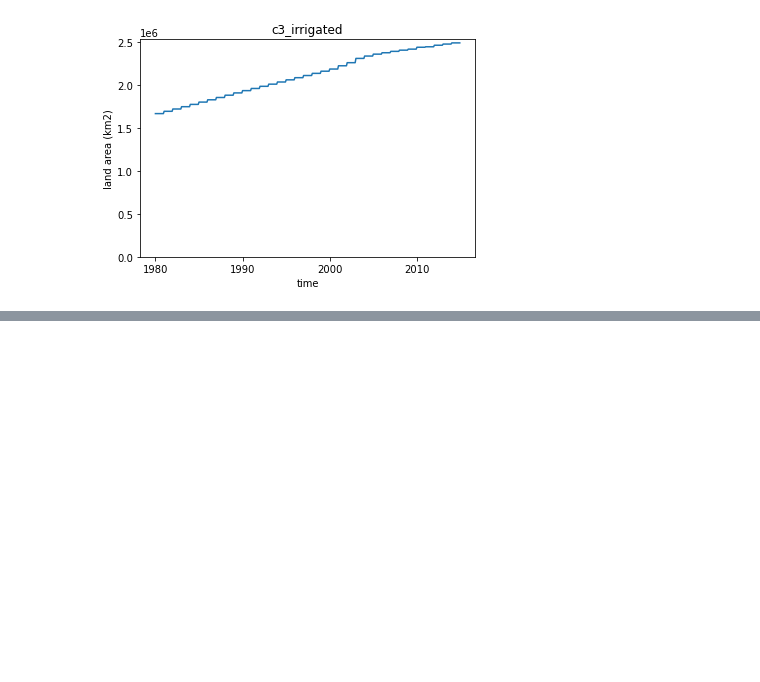
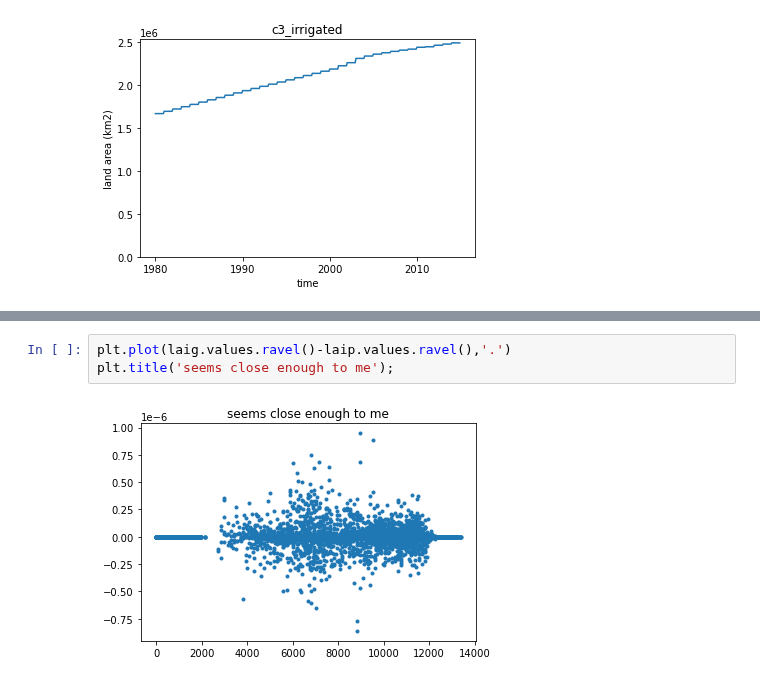
Before and after one commit to djk2120/CLM5PPE, a Jupyter notebook: pyth/pft_map.ipynb, the cells around one changed output, grey strips where cells are left out. Cells and saved outputs as stored; diff of their text form; blank space fills up the shorter version.

```diff
--- a/pyth/pft_map.ipynb
+++ b/pyth/pft_map.ipynb
@@ -191,0 +205,5 @@ pfts[16]
+# %%
+plt.plot(laig.values.ravel()-laip.values.ravel(),'.')
+plt.title('seems close enough to me');
+# %% [output]
+[figure, added]
```
Also changed, not shown: parts of 4 cells of this notebook.
